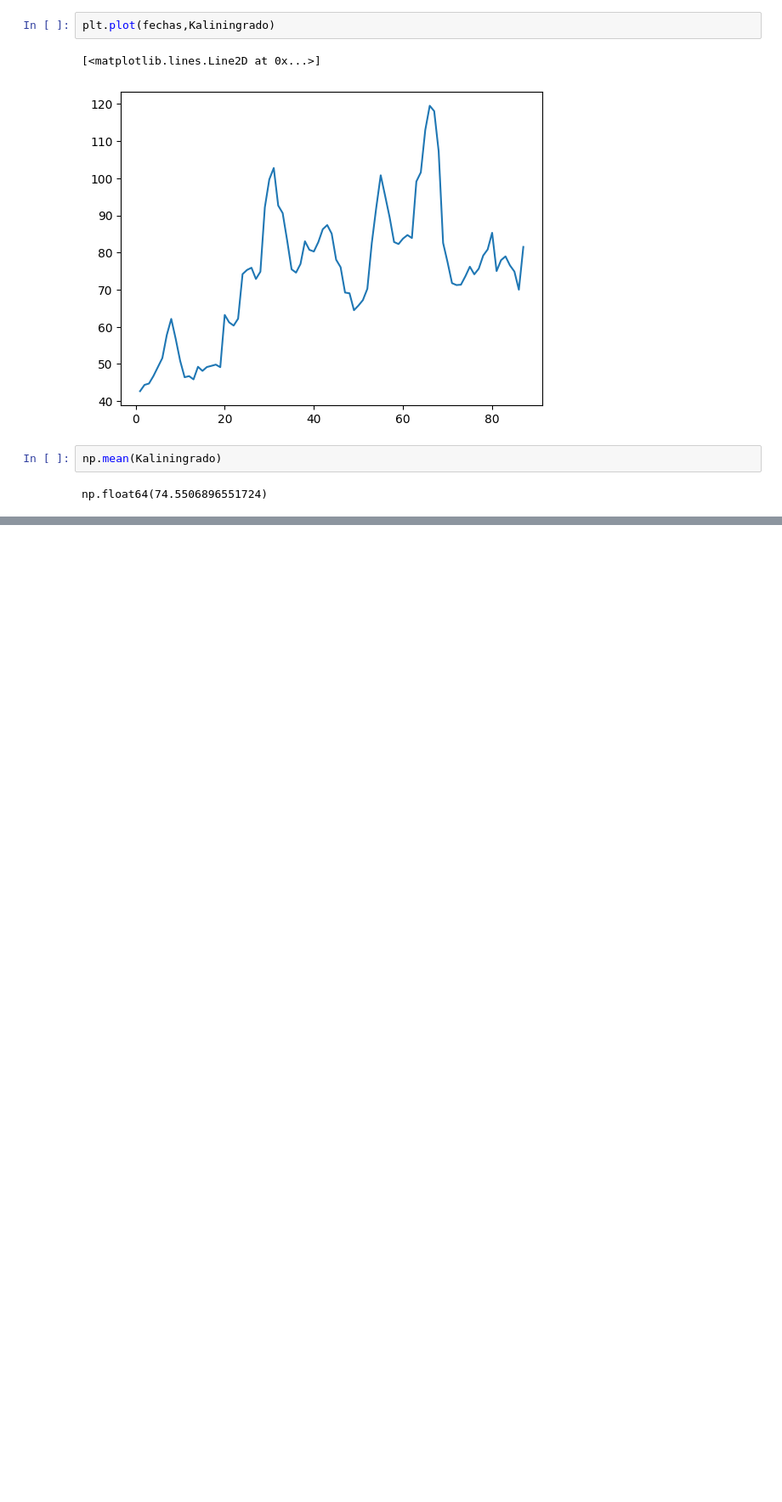
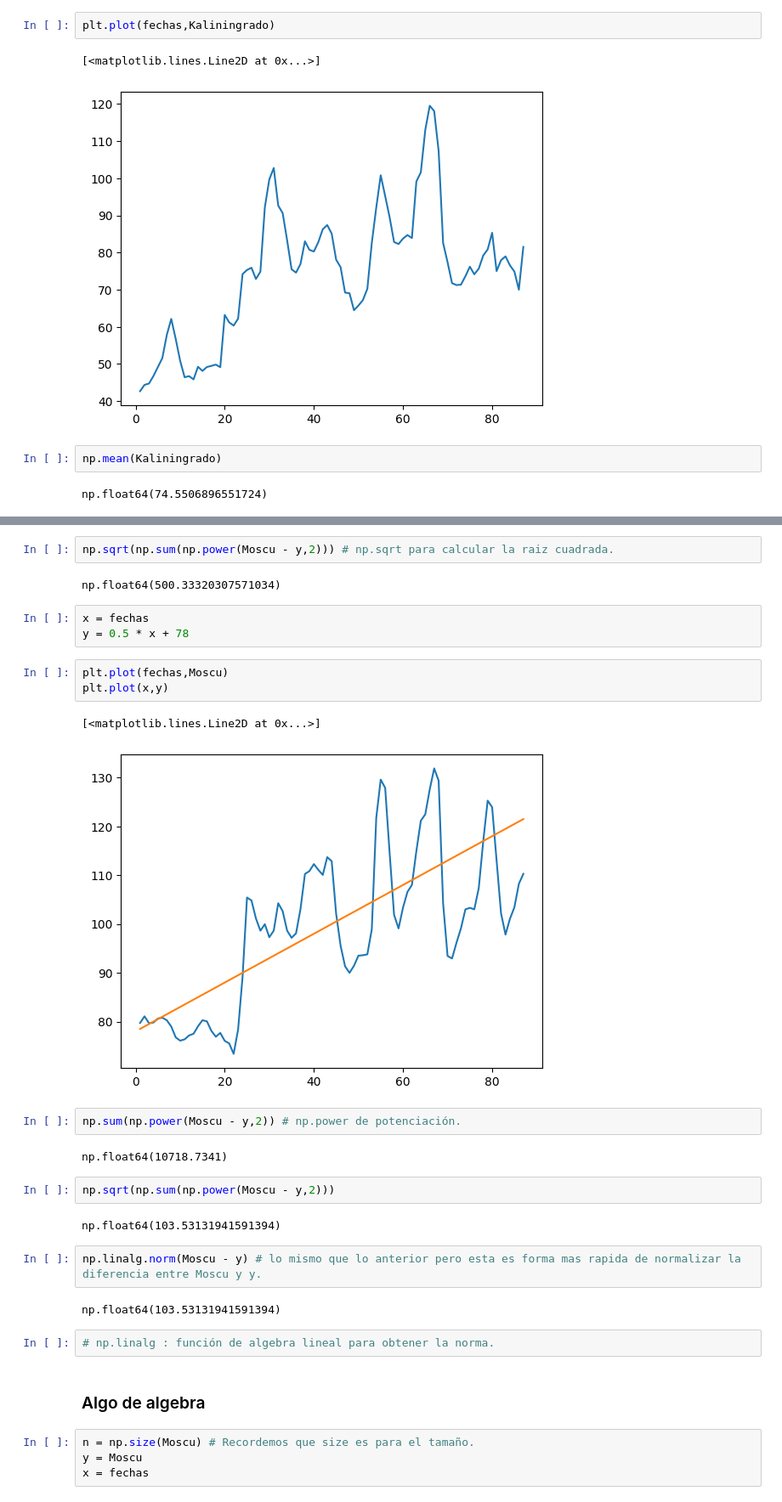
Before and after one commit to Jhon-theone/Formacion-ETL, a Jupyter notebook: Numpy.ipynb, the cells around one changed output, grey strips where cells are left out. Shown at 85% size. Cells and saved outputs as stored; diff of their text form; blank space fills up the shorter version.

```diff
--- a/Numpy.ipynb
+++ b/Numpy.ipynb
@@ -236,0 +289,33 @@ np.float64(74.5506896551724)
+# %%
+np.sqrt(np.sum(np.power(Moscu - y,2))) # np.sqrt para calcular la raiz cuadrada.
+# %% [output]
+np.float64(500.33320307571034)
+# %%
+x = fechas
+y = 0.5 * x + 78
+# %%
+plt.plot(fechas,Moscu)
+plt.plot(x,y)
+# %% [output]
+[<matplotlib.lines.Line2D at 0x...>]
+[figure, added]
+# %%
+np.sum(np.power(Moscu - y,2)) # np.power de potenciación.
+# %% [output]
+np.float64(10718.7341)
+# %%
+np.sqrt(np.sum(np.power(Moscu - y,2)))
+# %% [output]
+np.float64(103.53131941591394)
+# %%
+np.linalg.norm(Moscu - y) # lo mismo que lo anterior pero esta es forma mas rapida de normalizar la diferencia entre Moscu y y.
+# %% [output]
+np.float64(103.53131941591394)
+# %%
+# np.linalg : función de algebra lineal para obtener la norma.
+# %% [markdown]
+### Algo de algebra
+# %%
+n = np.size(Moscu) # Recordemos que size es para el tamaño.
+y = Moscu
+x = fechas
```
Also changed, not shown: parts of 17 cells of this notebook.
